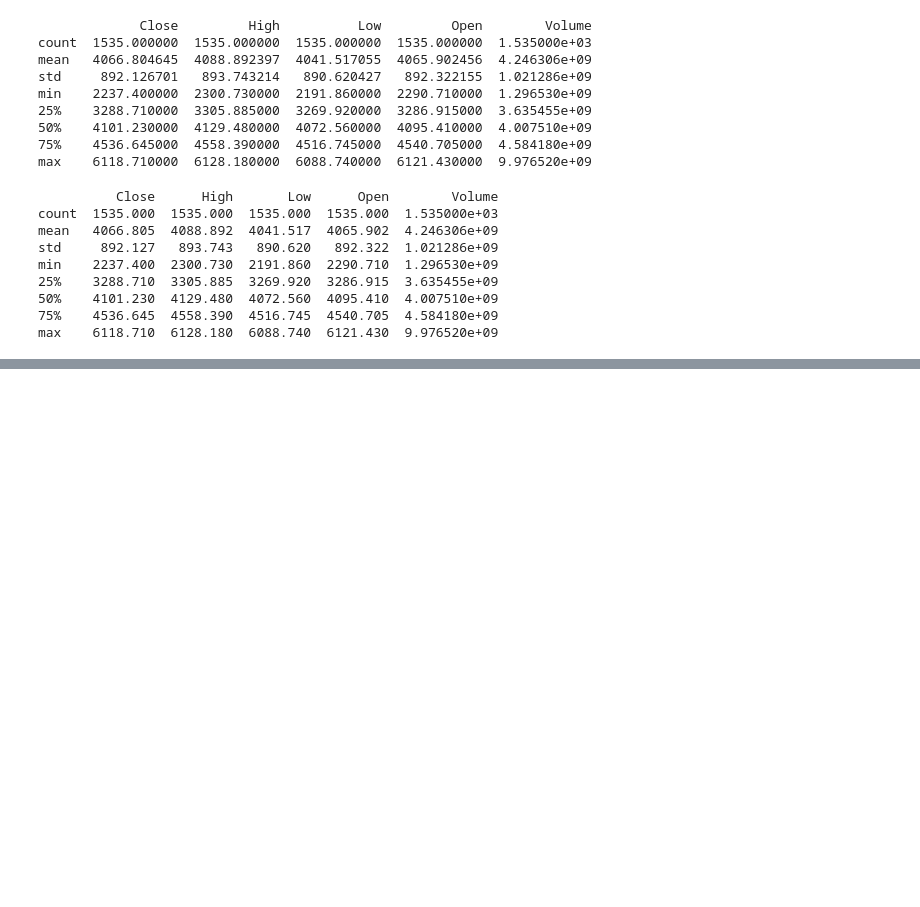
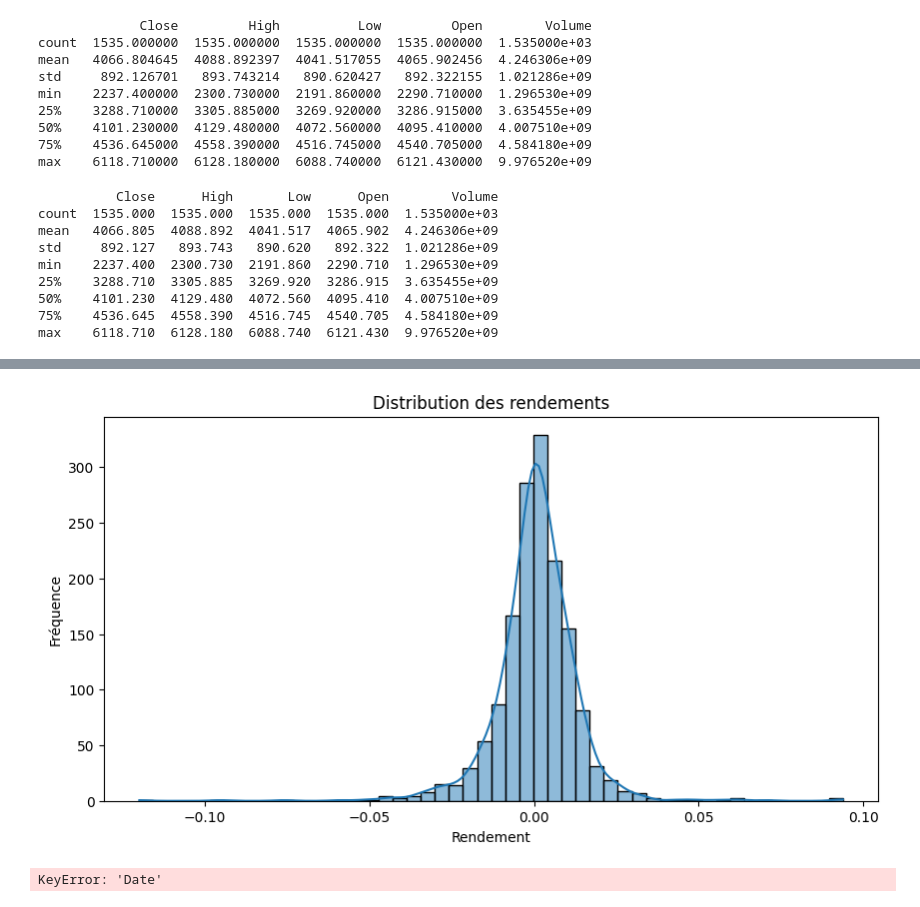
Before and after one commit to Fanaingamampiandra/Analyse-comparative-des-actifs-financiers, a Jupyter notebook: AED_SEP_500.ipynb, the cells around one changed output, grey strips where cells are left out. Cells and saved outputs as stored; diff of their text form; code cells hidden in the pictures; blank space fills up the shorter version.

```diff
--- a/AED_SEP_500.ipynb
+++ b/AED_SEP_500.ipynb
@@ -26,0 +73,17 @@ max    6118.710  6128.180  6088.740  6121.430  9.976520e+09
+# %%
+df['Return'] = df['Close'].pct_change()
+plt.figure(figsize=(10, 5))
+sns.histplot(df['Return'].dropna(), bins=50, kde=True)
+plt.xlabel("Rendement")
+plt.ylabel("Fréquence")
+plt.title("Distribution des rendements")
+plt.show()
+# %% [output]
+[figure, added]
+# %%
+import mplfinance as mpf
+df['Date'] = pd.to_datetime(df['Date'])
+df.set_index('Date', inplace=True)
+mpf.plot(df.tail(100), type='candle', style='charles', volume=True, title="Graphique en Chandeliers Japonais")
+# %% [output]
+KeyError: 'Date'
```
Also changed, not shown: parts of 7 cells of this notebook.
